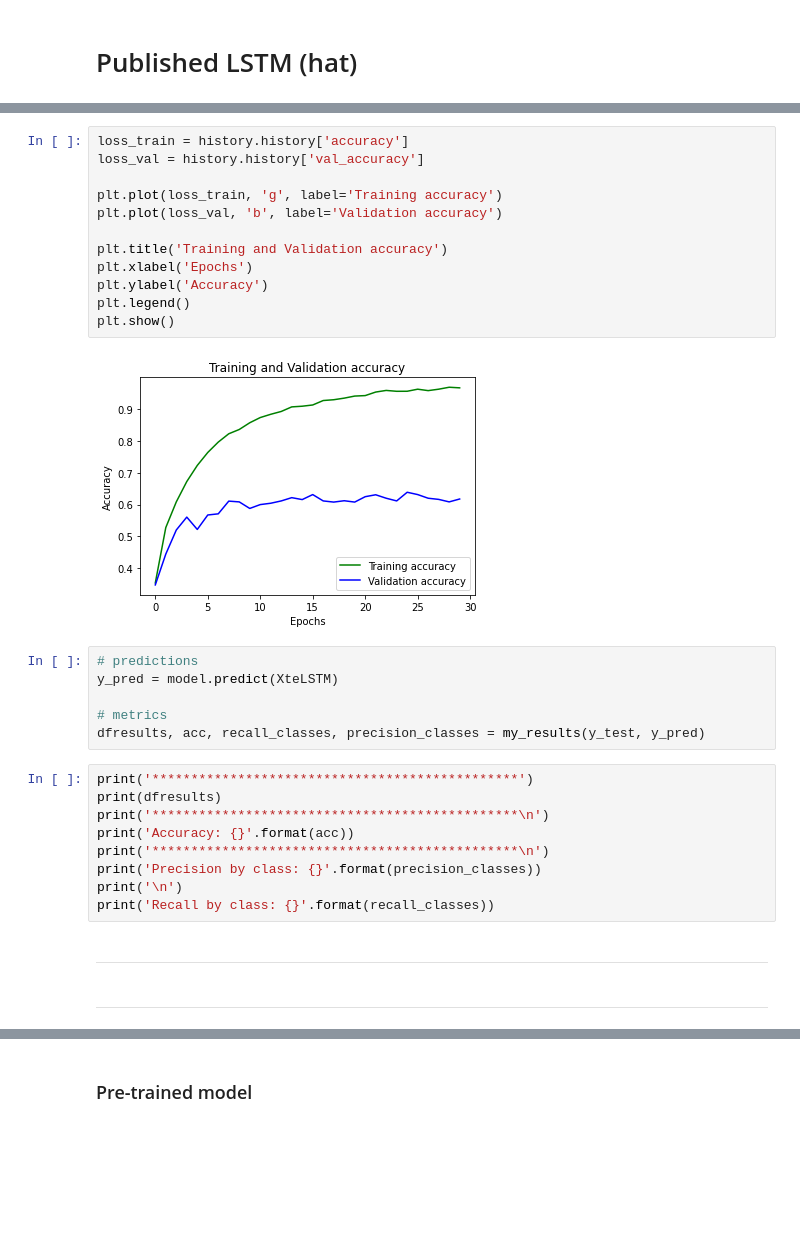
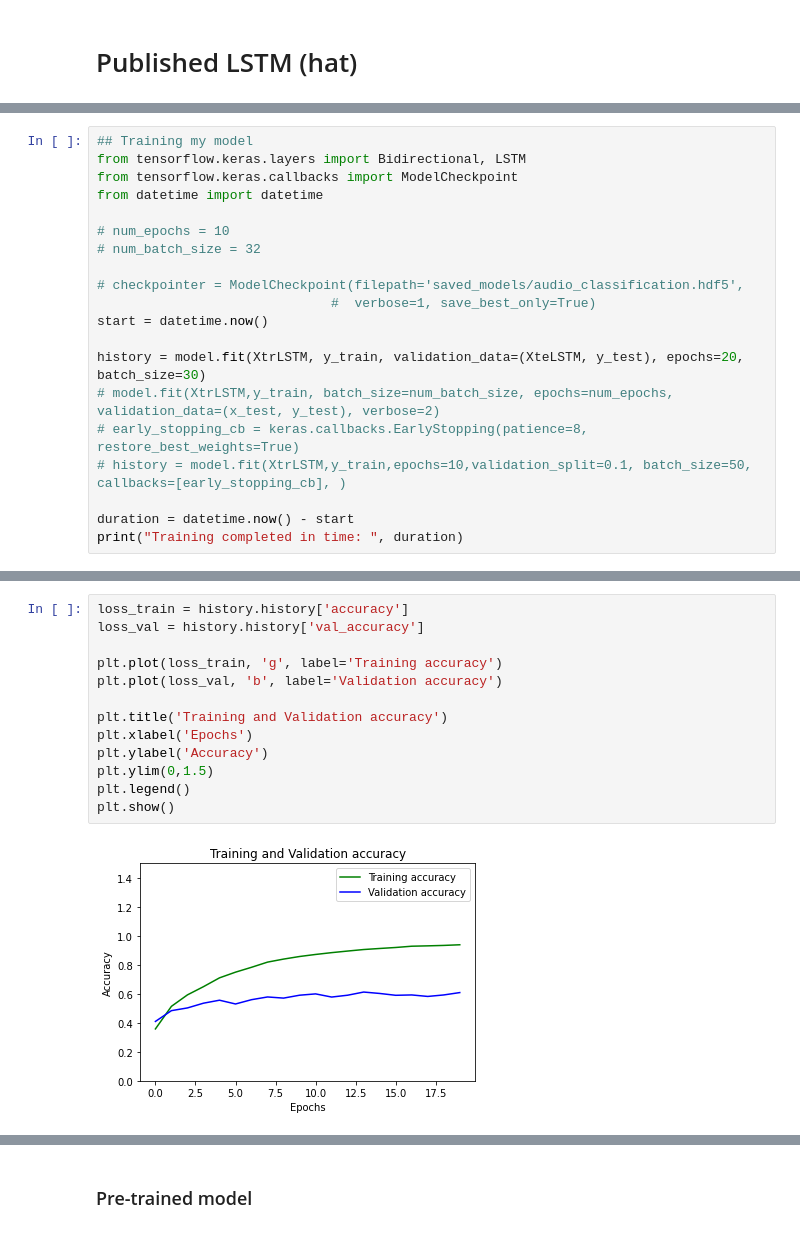
Before and after one commit to dkant000/ML_PROJECT, a Jupyter notebook: Final_ML_coursework2.ipynb, the cells around one changed output, grey strips where cells are left out. Drawn from its saved outputs; the diff is of its cells as text; blank space fills up the shorter version.

```diff
--- a/Final_ML_coursework2.ipynb
+++ b/Final_ML_coursework2.ipynb
@@ -1684,0 +1711,20 @@ Epoch 30/30
+# %%
+## Training my model
+from tensorflow.keras.layers import Bidirectional, LSTM
+from tensorflow.keras.callbacks import ModelCheckpoint
+from datetime import datetime
+
+# num_epochs = 10
+# num_batch_size = 32
+
+# checkpointer = ModelCheckpoint(filepath='saved_models/audio_classification.hdf5',
+                              #  verbose=1, save_best_only=True)
+start = datetime.now()
+
+history = model.fit(XtrLSTM, y_train, validation_data=(XteLSTM, y_test), epochs=20, batch_size=30)
+# model.fit(XtrLSTM,y_train, batch_size=num_batch_size, epochs=num_epochs, validation_data=(x_test, y_test), verbose=2)
+# early_stopping_cb = keras.callbacks.EarlyStopping(patience=8, restore_best_weights=True)
+# history = model.fit(XtrLSTM,y_train,epochs=10,validation_split=0.1, batch_size=50, callbacks=[early_stopping_cb], )
+
+duration = datetime.now() - start
+print("Training completed in time: ", duration)
@@ -1699,33 +1777,15 @@ plt.show()
 # %%
 loss_train = history.history['accuracy']
 loss_val = history.history['val_accuracy']
 
 plt.plot(loss_train, 'g', label='Training accuracy')
 plt.plot(loss_val, 'b', label='Validation accuracy')
 
 plt.title('Training and Validation accuracy')
 plt.xlabel('Epochs')
 plt.ylabel('Accuracy')
+plt.ylim(0,1.5)
 plt.legend()
 plt.show()
 # %% [output]
-[figure, old version]
+[figure, new version]
-# %%
-# predictions
-y_pred = model.predict(XteLSTM)
-
-# metrics
-dfresults, acc, recall_classes, precision_classes = my_results(y_test, y_pred)
-# %%
-print('***********************************************')
-print(dfresults)
-print('***********************************************\n')
-print('Accuracy: {}'.format(acc))
-print('***********************************************\n')
-print('Precision by class: {}'.format(precision_classes))
-print('\n')
-print('Recall by class: {}'.format(recall_classes))
-# %% [markdown]
-***
-# %% [markdown]
-***
```
Also changed, not shown: parts of 62 cells of this notebook.
